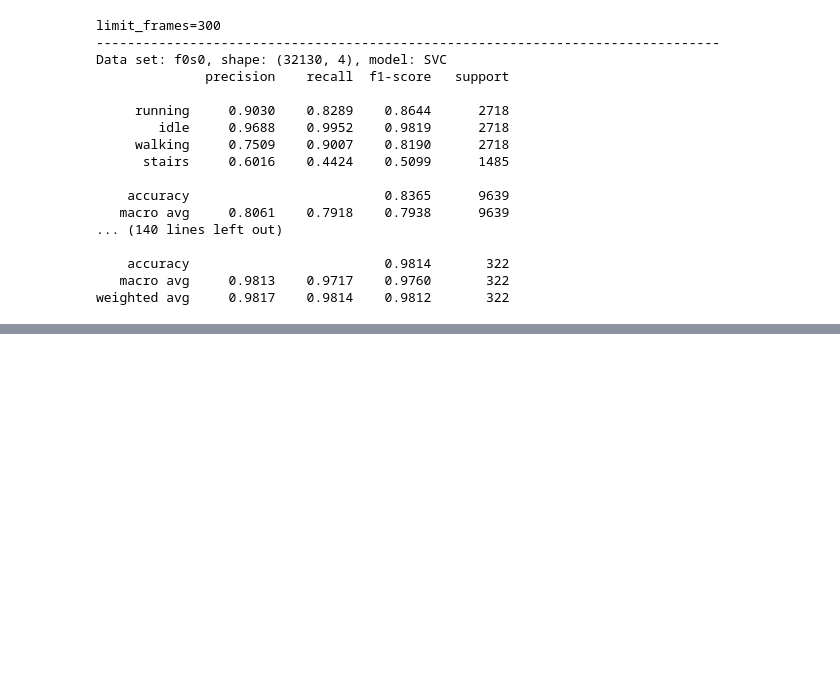
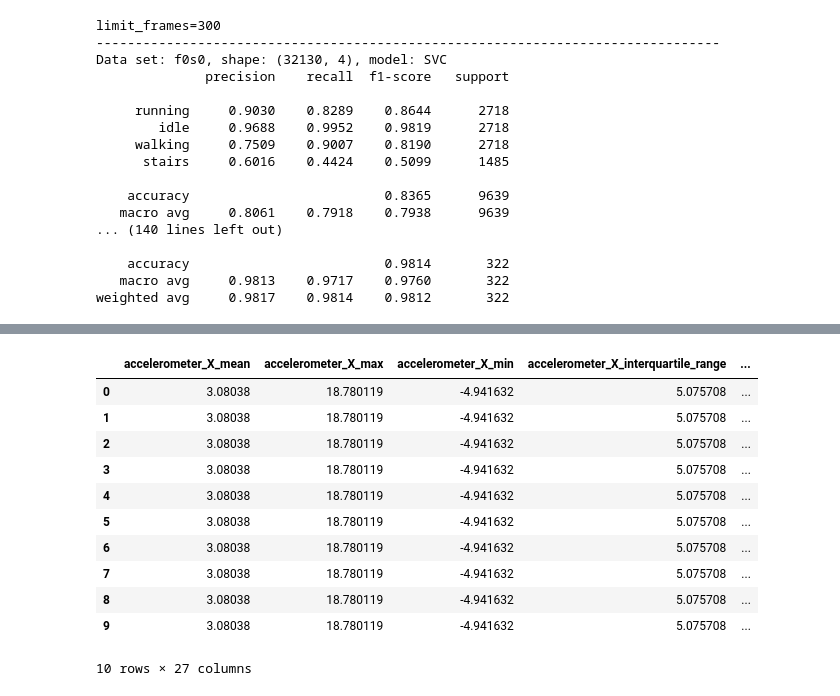
Before and after one commit to lexxai/goit_python_ds_hw_05, a Jupyter notebook: goit_ds_hw_05.ipynb, the cells around one changed output, grey strips where cells are left out. Saved outputs shown, nothing was run; the diff lists cells and outputs as text; code cells hidden in the pictures; blank space fills up the shorter version.

```diff
--- a/goit_ds_hw_05.ipynb
+++ b/goit_ds_hw_05.ipynb
@@ -235,0 +238,5 @@ weighted avg     0.9817    0.9814    0.9812       322
+# %%
+rows = 10
+df_one = df_set['f0s0'].iloc[:rows,:3]
+df_one_class = df_set['f0s0'].iloc[:rows,3]
+df_one_class
@@ -235,0 +255,16 @@ weighted avg     0.9817    0.9814    0.9812       322
+# %%
+df_one_stat = add_stat_feature_frame(df_one,df_one.shape[0])
+df_one_stat
+# %% [output]
+|  | accelerometer_X_mean | accelerometer_X_max | accelerometer_X_min | accelerometer_X_interquartile_range | ... |
+| 0 | 3.08038 | 18.780119 | -4.941632 | 5.075708 | ... |
+| 1 | 3.08038 | 18.780119 | -4.941632 | 5.075708 | ... |
+| 2 | 3.08038 | 18.780119 | -4.941632 | 5.075708 | ... |
+| 3 | 3.08038 | 18.780119 | -4.941632 | 5.075708 | ... |
+| 4 | 3.08038 | 18.780119 | -4.941632 | 5.075708 | ... |
+| 5 | 3.08038 | 18.780119 | -4.941632 | 5.075708 | ... |
+| 6 | 3.08038 | 18.780119 | -4.941632 | 5.075708 | ... |
+| 7 | 3.08038 | 18.780119 | -4.941632 | 5.075708 | ... |
+| 8 | 3.08038 | 18.780119 | -4.941632 | 5.075708 | ... |
+| 9 | 3.08038 | 18.780119 | -4.941632 | 5.075708 | ... |
+10 rows × 27 columns
```
Also changed, not shown: parts of 7 cells of this notebook.
